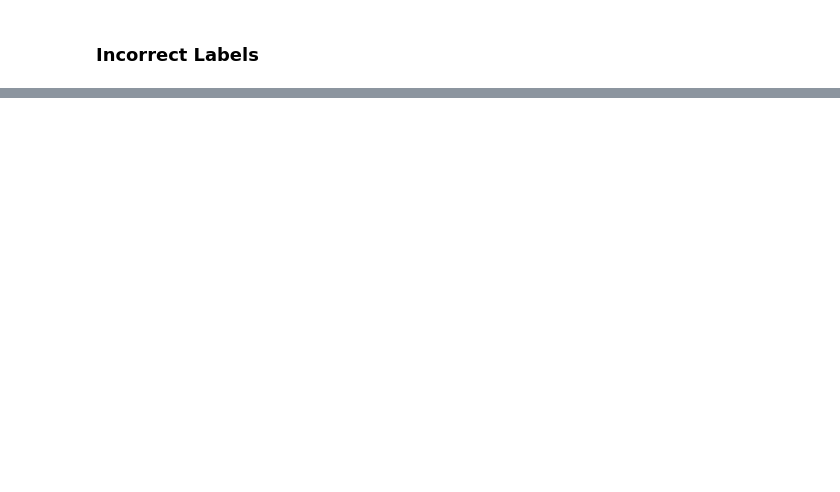
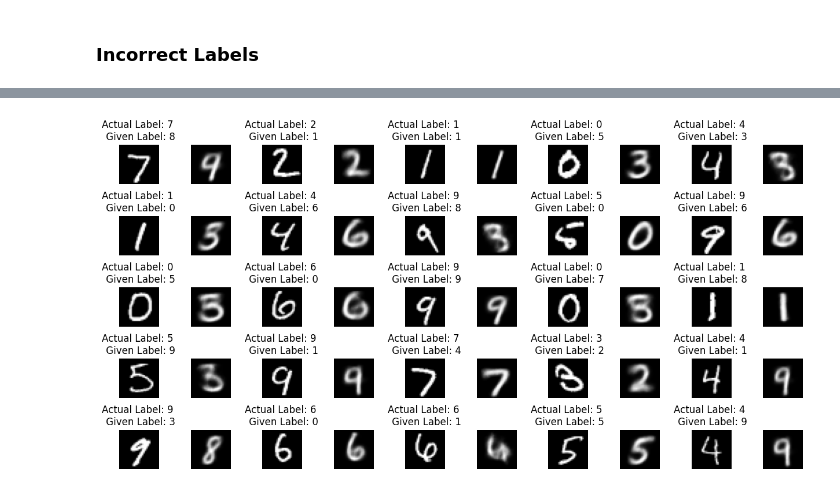
Before and after one commit to mkthoma/unet_and_vae, a Jupyter notebook: VAE/Demo VAE MNIST.ipynb, the cells around one changed output, grey strips where cells are left out. Saved outputs shown, nothing was run; the diff lists cells and outputs as text; code cells hidden in the pictures; blank space fills up the shorter version.

```diff
--- a/VAE/Demo VAE MNIST.ipynb
+++ b/VAE/Demo VAE MNIST.ipynb
@@ -325,0 +219,45 @@ plt.show()
+# %%
+import random
+
+
+# Initialize a list to store original and predicted images
+original_images = []
+predicted_images = []
+
+# Create a new tensor with random values of the same type
+false_label = torch.randint_like(label, low=0, high=10)  # Generates random integers between 0 and 9
+false_label_one_hot_val = F.one_hot(false_label, 10).float().cuda()
+
+recon_val, mu_val, log_var_val = vae(data, false_label_one_hot_val)
+
+for d in range(25):
+# # Append the original and predicted images to the lists
+  original_images.append(data[d][0].cpu().numpy())
+  predicted_images.append(recon_val.view(25, 1, 28, 28)[d].detach().cpu().numpy())
+
+# Create a figure to stack original and predicted images with increased spacing between rows
+fig, axes = plt.subplots(5, 10, figsize=(15, 7))
+
+# Adjust the spacing between subplots, adding more space between rows (change hspace value)
+plt.subplots_adjust(left=0.1, right=0.9, top=0.9, bottom=0.1, wspace=0.4, hspace=0.8)
+
+for i in range(25):
+    row = i // 5
+    col = i % 5
+    # Show original image
+    axes[row, col * 2].imshow(original_images[i].reshape(28, 28), cmap='gray')
+    axes[row, col * 2].set_title(f"Actual Label: {label[i]} \n Given Label: {false_label[i]}")
+    # Check if predicted image has a valid shape
+    if predicted_images[i][0].shape == (28, 28):
+        axes[row, col * 2 + 1].imshow(predicted_images[i][0], cmap='gray')
+    else:
+        axes[row, col * 2 + 1].set_title("Invalid Shape")
+
+
+# Remove axis labels from all subplots
+for ax in axes.flatten():
+    ax.axis('off')
+
+plt.show()
+# %% [output]
+[figure, added]
```
Also changed, not shown: parts of 7 cells of this notebook, 1 other file.
